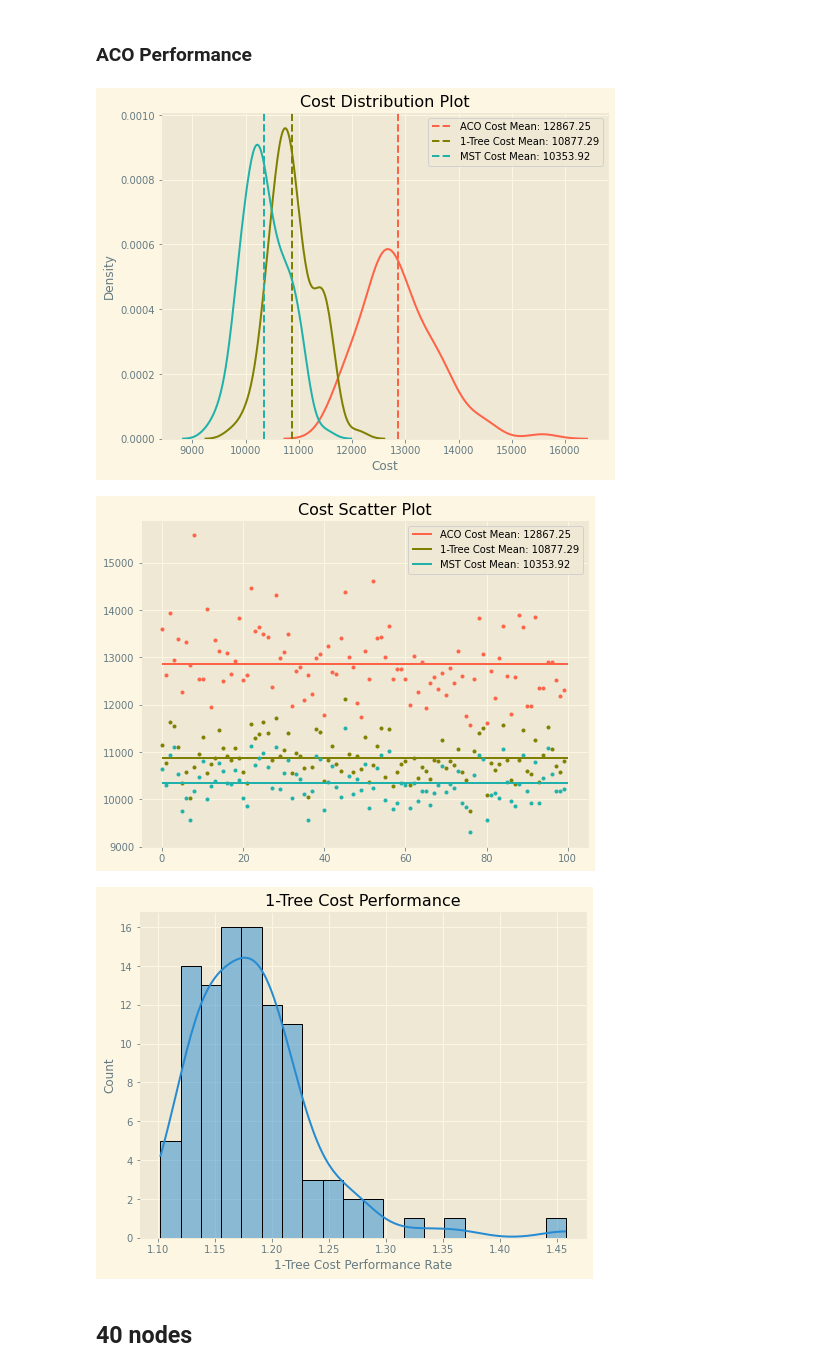
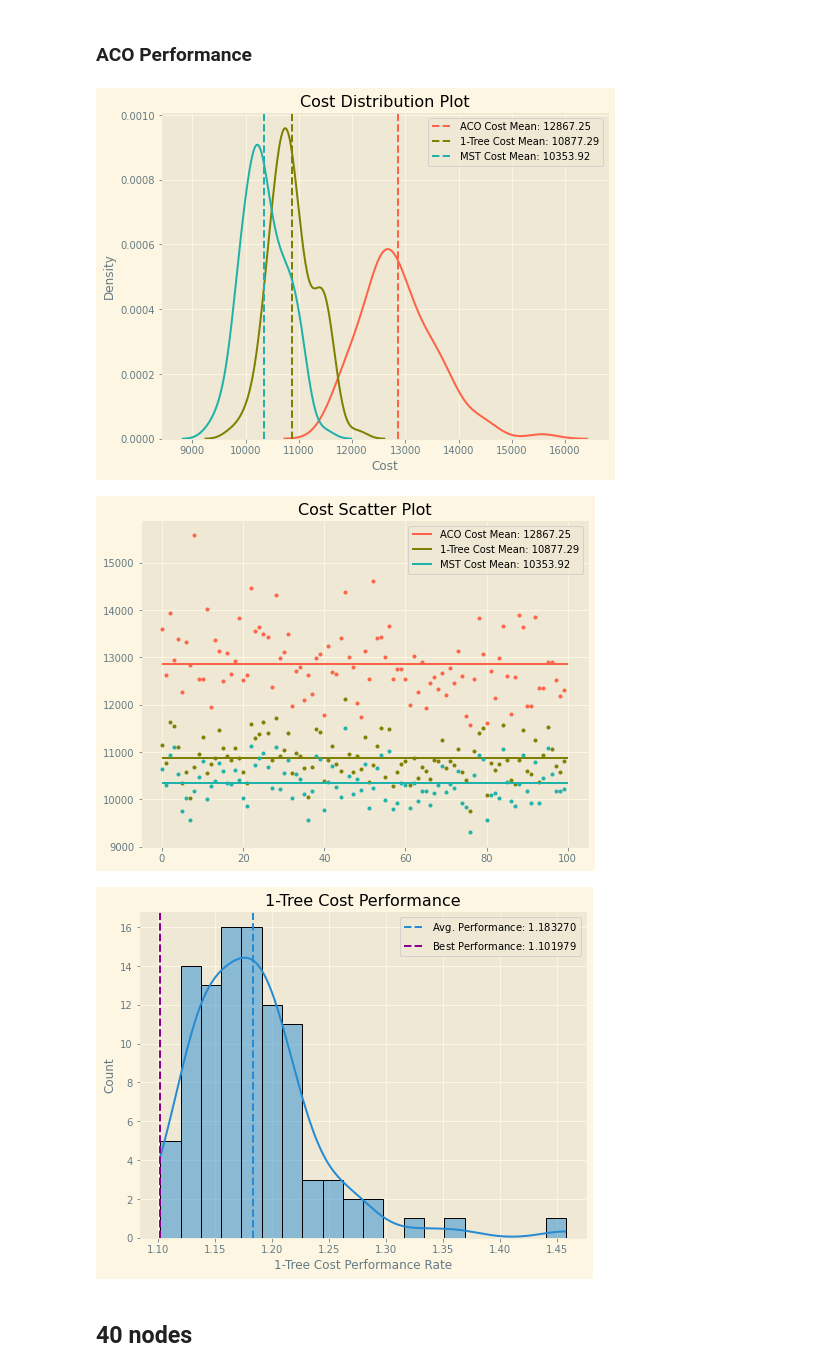
Before and after one commit to IHPC-G6/Ant-Colony-Optimization, a Jupyter notebook: Notebooks/random_search_aco.ipynb, the cells around one changed output. Drawn from its saved outputs; the diff is of its cells as text; code cells hidden in the pictures.

```diff
--- a/Notebooks/random_search_aco.ipynb
+++ b/Notebooks/random_search_aco.ipynb
@@ -22,6 +22,17 @@ def plot_dist(x, bins, xlabel, ylabel, title):
     plt.title(title)
     plt.xlabel(xlabel)
     plt.ylabel(ylabel)
+    plt.show()
+
+def plot_dist_(x, bins, xlabel, ylabel, title):
+    fig, ax = plt.subplots(figsize=(8, 6))
+    sns.histplot(x, kde=True, bins=bins)
+    ax.axvline(x=np.mean(x), linestyle='--', label=f'Avg. Performance: ${np.mean(x):.6f}$')
+    ax.axvline(x=np.min(x), color='darkmagenta', linestyle='--', label=f'Best Performance: ${np.min(x):.6f}$')
+    plt.title(title)
+    plt.xlabel(xlabel)
+    plt.ylabel(ylabel)
+    plt.legend()
     plt.show()
 
 def get_subinterval(x, y, attr):
@@ -148,11 +159,11 @@ Q: (5.50, 6.40)
 # %%
 plot_cost_dist([data50['avg_cost'], data50['1TreeCost'], data50['MSTCost']])
 plot_cost_line([data50['avg_cost'], data50['1TreeCost'], data50['MSTCost']])
-plot_dist(data50['avg_cost'] / data50['1TreeCost'], 20, '1-Tree Cost Performance Rate', 'Count', '1-Tree Cost Performance')
+plot_dist_(data50['avg_cost'] / data50['1TreeCost'], 20, '1-Tree Cost Performance Rate', 'Count', '1-Tree Cost Performance')
 # %% [output]
 [figure]
 [figure]
-[figure, old version]
+[figure, new version]
 # %% [markdown]
 ## 40 nodes
 # %%
```
Also changed, not shown: parts of 4 cells of this notebook, 1 other file.
